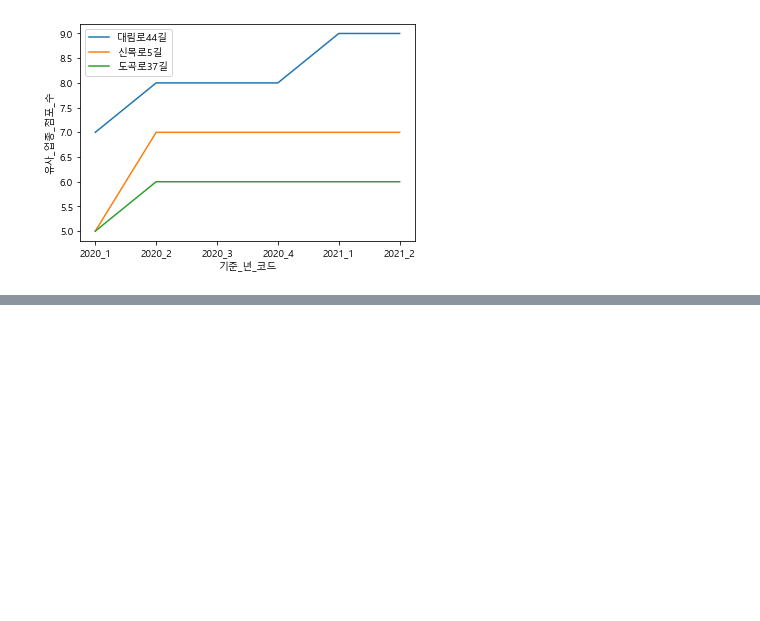
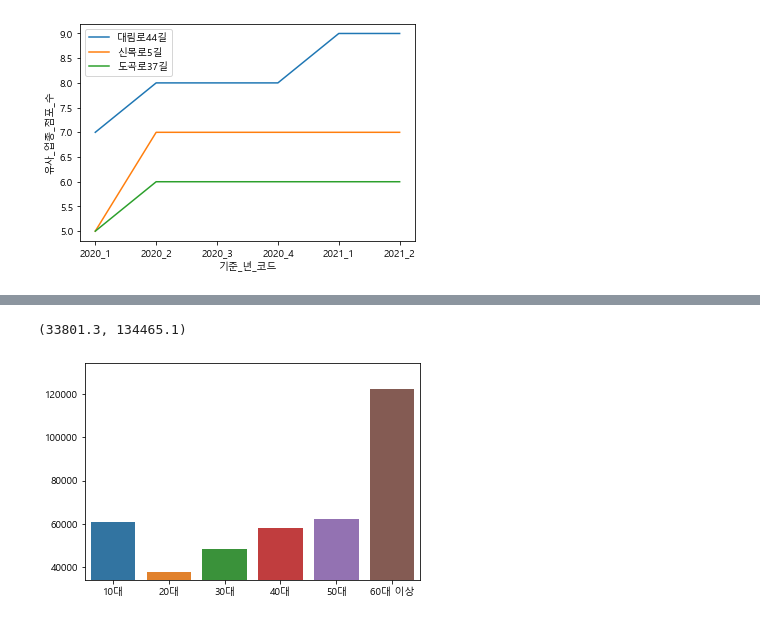
Before and after one commit to mminiiii/MarketAreaAnalysisService, a Jupyter notebook: industry_type 2.ipynb, the cells around one changed output, grey strips where cells are left out. Saved outputs shown, nothing was run; the diff lists cells and outputs as text; code cells hidden in the pictures; blank space fills up the shorter version.

```diff
--- a/industry_type 2.ipynb
+++ b/industry_type 2.ipynb
@@ -194,0 +221,8 @@ ind_lat
+# %%
+agecol = ['10대', '20대', '30대', '40대', '50대', '60대 이상']
+
+sns.barplot(x=agecol, y=age_list)
+plt.ylim(min(age_list)*0.9, max(age_list)*1.1)
+# %% [output]
+(33801.3, 134465.1)
+[figure, added]
```
Also changed, not shown: parts of 14 cells of this notebook.
